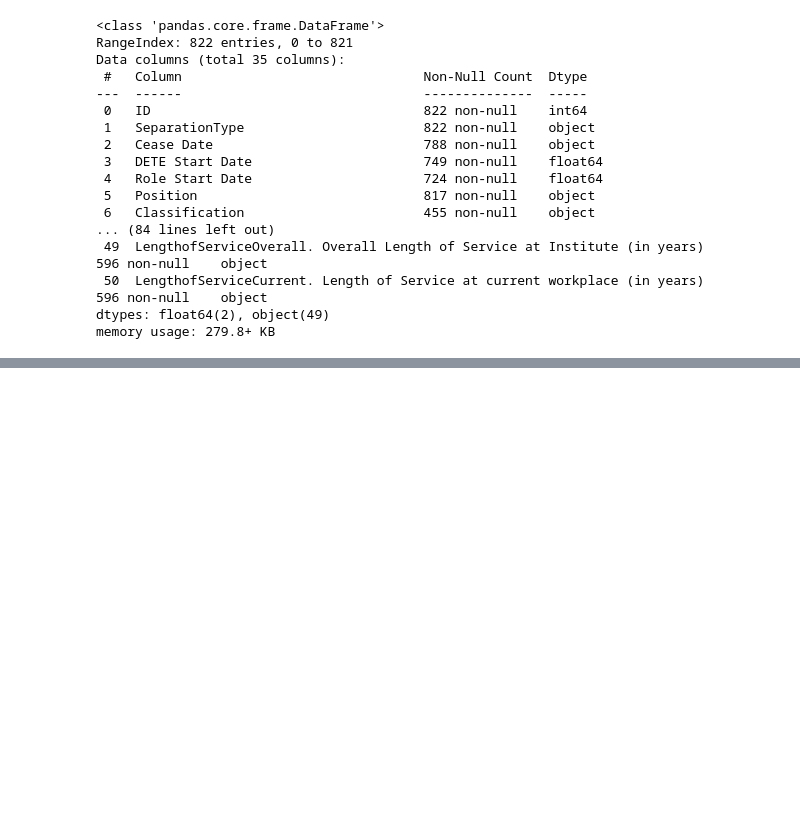
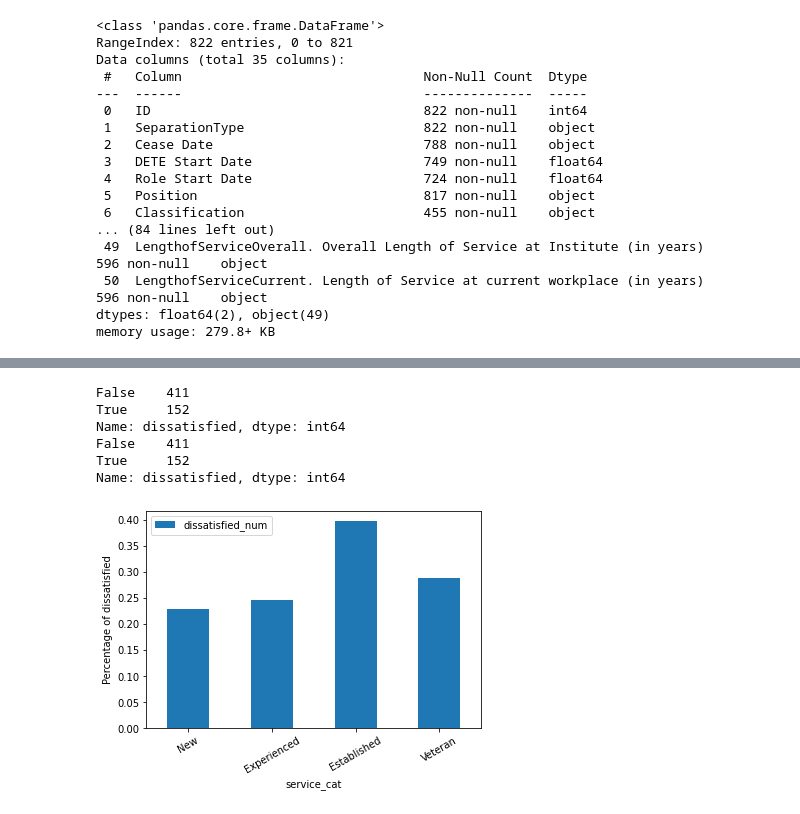
Before and after one commit to skuriacs/Projects-6-10, a Jupyter notebook: Project 6- Clean and Analyze/Project6.ipynb, the cells around one changed output, grey strips where cells are left out. Cells and saved outputs as stored; diff of their text form; code cells hidden in the pictures; blank space fills up the shorter version.

```diff
--- a/Project 6- Clean and Analyze/Project6.ipynb
+++ b/Project 6- Clean and Analyze/Project6.ipynb
@@ -44,0 +286,3 @@ memory usage: 279.8+ KB
+# %%
+dete_resignations['dissatisfied'] = dete_resignations[['job_dissatisfaction', 'dissatisfaction_with_the_department', 'physical_work_environment','lack_of_recognition','employment_conditions']].any(1,skipna = False)
+print(dete_resignations['dissatisfied'].value_counts(dropna = False))
@@ -44,0 +324,21 @@ memory usage: 279.8+ KB
+# %%
+print(combined['institute_service'].value_counts())
+
+print(combined['institute_service'].astype(str).str.extract(r'(\d+)').value_counts())
+
+combined['institute_service'] = combined['institute_service'].astype(str).str.extract(r'(\d+)').astype(float)
+
+
+def career_stage(col):
+    if pd.isnull(col):
+        return np.nan
+    elif col < 3:
+         return 'New'
+    elif col < 6:
+         return 'Experienced'
+    elif col < 10:
+         return 'Established'
+    else:
+         return 'Veteran'
+
+combined.info()
@@ -44,0 +363,4 @@ memory usage: 279.8+ KB
+# %%
+
+combined['service_cat'] = combined['institute_service'].apply(career_stage )
+combined['service_cat'].value_counts()
@@ -44,0 +376,22 @@ memory usage: 279.8+ KB
+# %%
+print(combined['dissatisfied'].value_counts(dropna = False))
+#Dropping rows where dissatisfied or service cat had a null value
+combined = combined[combined['dissatisfied'].notna()]
+combined = combined[combined['service_cat'].notna()]
+print(combined['dissatisfied'].value_counts(dropna = False))
+combined['dissatisfied_num'] = combined['dissatisfied'].astype(int)
+
+pv_table = pd.pivot_table(combined, index = 'service_cat', values = 'dissatisfied_num')
+pv_table = pv_table.loc[['New', 'Experienced', 'Established', 'Veteran'],:]
+pv_table.plot(kind = 'bar' , rot = 30, ylabel = "Percentage of dissatisfied")
+
+
+plt.show()
+# %% [output]
+False    411
+True     152
+Name: dissatisfied, dtype: int64
+False    411
+True     152
+Name: dissatisfied, dtype: int64
+[figure, added]
```
Also changed, not shown: parts of 24 cells of this notebook, 1 other file.
